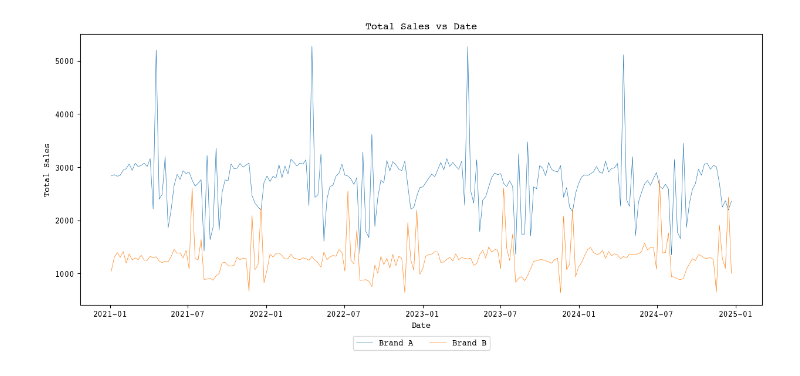
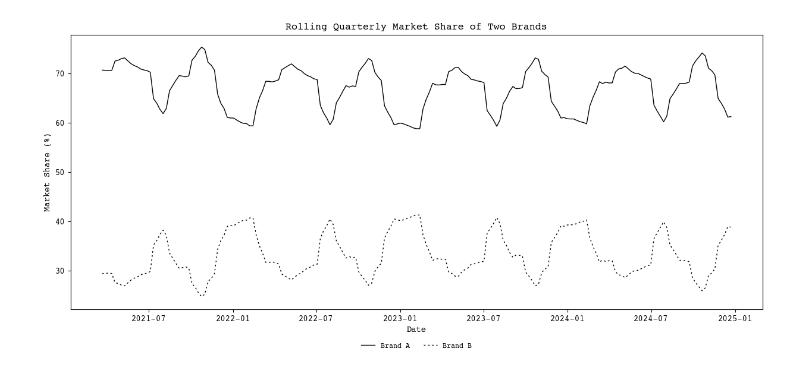
Before and after one commit to mcfitzgerald/consumer-abm, a Jupyter notebook: model_visualizations.ipynb, the cells around one changed output. Saved outputs shown, nothing was run; the diff lists cells and outputs as text; code cells hidden in the pictures.

Commit message:
kewl charts

```diff
--- a/model_visualizations.ipynb
+++ b/model_visualizations.ipynb
@@ -19,7 +19,7 @@ import matplotlib as mpl
 mpl.rcParams['font.family'] = 'Courier'
 
 # Set the line weight to thin
-mpl.rcParams['lines.linewidth'] = 0.5
+mpl.rcParams['lines.linewidth'] = 1.0
 
 # Set the color scheme to black and white
 mpl.rcParams['text.color'] = 'black'
@@ -32,12 +32,13 @@ mpl.rcParams['axes.edgecolor'] = 'black'
 plt.figure(figsize=(15,6))
 
 plt.plot(model_df['Date'], model_df['Total_Sales_A'], label='Brand A', color='black')
-plt.plot(model_df['Date'], model_df['Total_Sales_B'], label='Brand B', color='black', linestyle='--', dashes=[2,4])
+plt.plot(model_df['Date'], model_df['Total_Sales_B'], label='Brand B', color='black', linestyle='--', dashes=[2,3])
 
-plt.title('Total Sales vs Date')
+plt.title('Simulated Weekly Sales of Two Brands')
 plt.xlabel('Date')
-plt.ylabel('Total Sales ($)')
+plt.ylabel('Sales ($)')
 plt.legend(loc='upper center', bbox_to_anchor=(0.5, -0.10), ncol=2, fontsize='small', frameon=False)
 
+plt.savefig("testfig.png", dpi=200)
 plt.show()
 # %% [output]
@@ -45,14 +50,28 @@ plt.show()
+# %%
+# Plotting Market Share
+# Compute the quarterly average for each brand
+model_df['Monthly_Average_A'] = model_df['Total_Purchases_A'].rolling(window=12).mean()
+model_df['Monthly_Average_B'] = model_df['Total_Purchases_B'].rolling(window=12).mean()
+
+# Compute the total monthly average
+model_df['Total_Monthly_Average'] = model_df['Monthly_Average_A'] + model_df['Monthly_Average_B']
+
+# Compute the market share percentage for each brand
+model_df['Market_Share_A'] = (model_df['Monthly_Average_A'] / model_df['Total_Monthly_Average']) * 100
+model_df['Market_Share_B'] = (model_df['Monthly_Average_B'] / model_df['Total_Monthly_Average']) * 100
 # %%
+# Create the plot
 plt.figure(figsize=(15,6))
-plt.plot(model_df['Date'], model_df['Total_Sales_A'], label='Brand A')
-plt.plot(model_df['Date'], model_df['Total_Sales_B'], label='Brand B')
+
+plt.plot(model_df['Date'], model_df['Market_Share_A'], label='Brand A', color='black')
+plt.plot(model_df['Date'], model_df['Market_Share_B'], label='Brand B', color='black', linestyle='--', dashes=[2,3])
+
+plt.title('Rolling Quarterly Market Share of Two Brands')
 plt.xlabel('Date')
-plt.ylabel('Total Sales')
-plt.title('Total Sales vs Date')
+plt.ylabel('Market Share (%)')
+plt.legend(loc='upper center', bbox_to_anchor=(0.5, -0.10), ncol=2, fontsize='small', frameon=False)
 
-# Place the legend below the x-axis label
-plt.legend(loc='upper center', bbox_to_anchor=(0.5, -0.10), ncol=2)
-
+plt.savefig("share_fig.png", dpi=200)
 plt.show()
 # %% [output]
-[figure, old version]
+[figure, new version]
```
Also changed, not shown: parts of 2 cells of this notebook, 6 other files.
